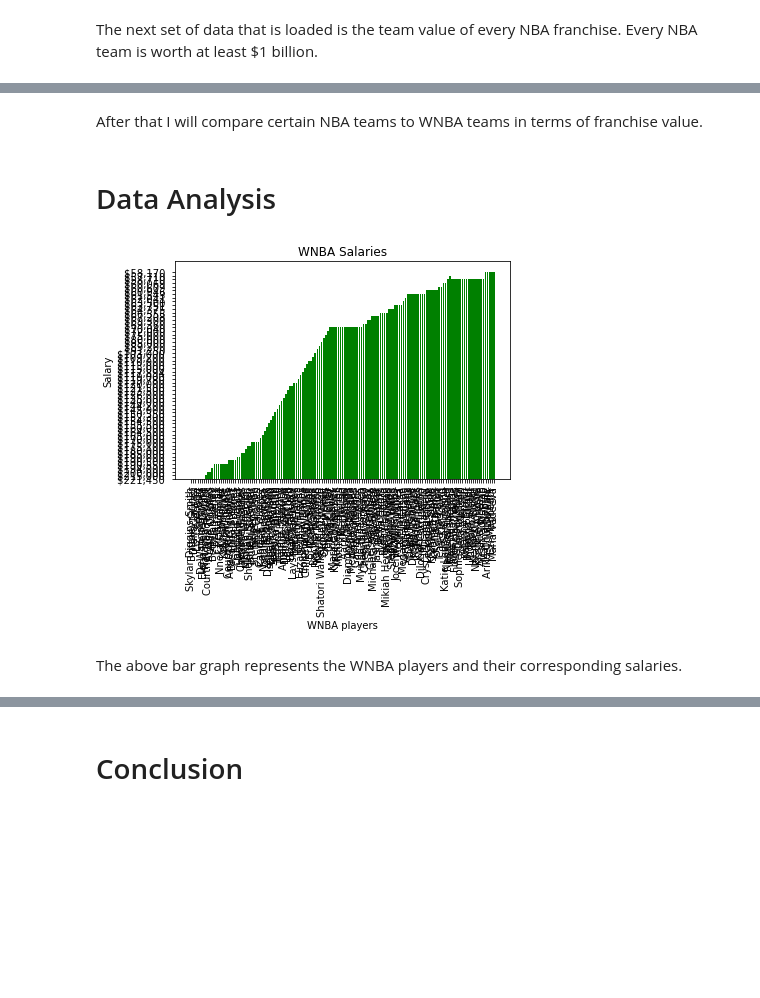
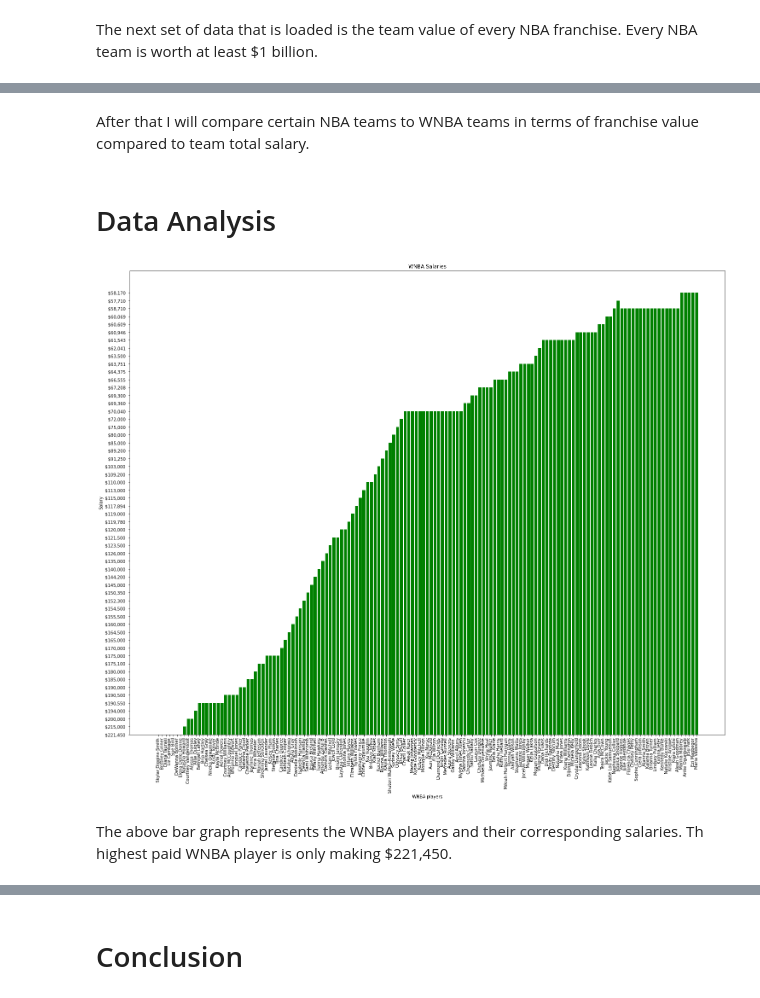
Before and after one commit to kendallmccoy/EMAT22110, a Jupyter notebook: Data in EMAT Final.ipynb, the cells around one changed output, grey strips where cells are left out. Drawn from its saved outputs; the diff is of its cells as text; code cells hidden in the pictures; blank space fills up the shorter version.

```diff
--- a/Data in EMAT Final.ipynb
+++ b/Data in EMAT Final.ipynb
@@ -141,15 +158,16 @@ The next set of data that is loaded is the team value of every NBA franchise. Ev
 # %% [markdown]
-After that I will compare certain NBA teams to WNBA teams in terms of franchise value.
+After that I will compare certain NBA teams to WNBA teams in terms of franchise value compared to team total salary.
 # %% [markdown]
 # Data Analysis
 # %%
+plt.figure(figsize=(25,20))
 plt.bar("Name", "Salary", data = WNBA_sal, color= "green")
 plt.xlabel ("WNBA players")
 plt.xticks (rotation = 90)
 plt.ylabel ("Salary")
 plt.title("WNBA Salaries")
 plt.show()
 # %% [output]
-[figure, old version]
+[figure, new version]
 # %% [markdown]
-The above bar graph represents the WNBA players and their corresponding salaries.
+The above bar graph represents the WNBA players and their corresponding salaries. Th highest paid WNBA player is only making $221,450.
```
Also changed, not shown: parts of 14 cells of this notebook.
